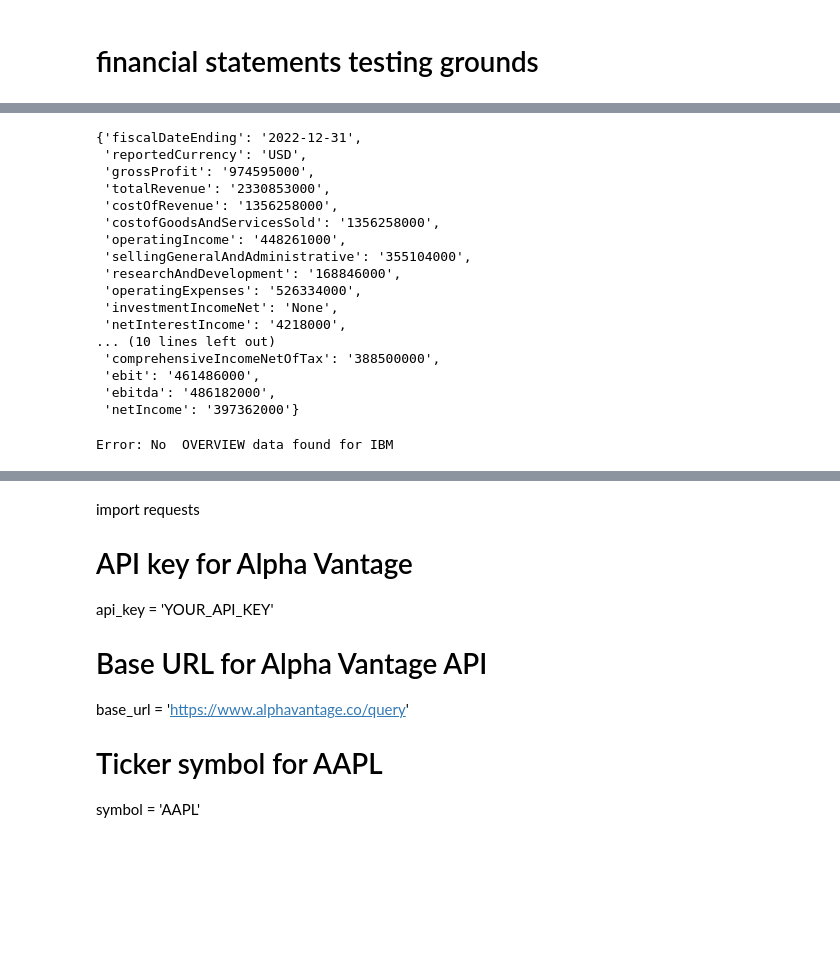
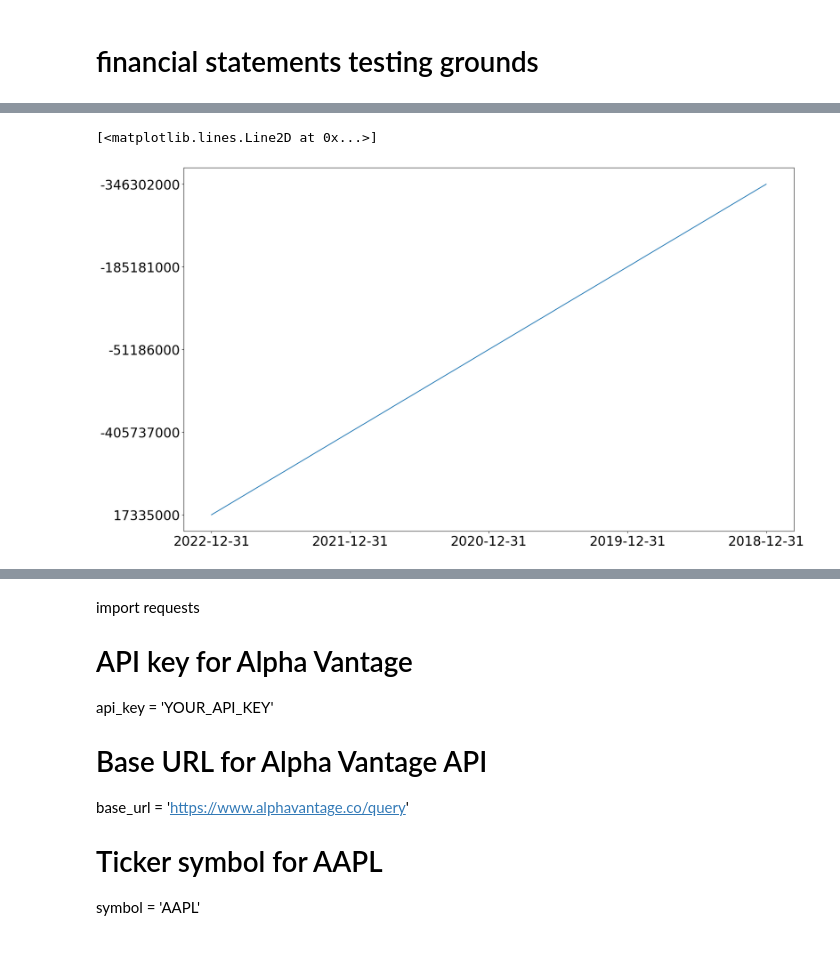
Before and after one commit to bgrabanski/PythonEcon-411, a Jupyter notebook: Final_Project/Financial statement experiments.ipynb, the cells around one changed output, grey strips where cells are left out. Cells and saved outputs as stored; diff of their text form; code cells hidden in the pictures; blank space fills up the shorter version.

```diff
--- a/Final_Project/Financial statement experiments.ipynb
+++ b/Final_Project/Financial statement experiments.ipynb
@@ -6,13 +6,15 @@ import pandas as pd
 # %%
 import requests
 import time
+
+
 api_key = "TULH49F5XQMU8MQ5"
 base_url = "https://www.alphavantage.co/query"
 
 def get_fin_stmt(symbol, function):
-    time.sleep(60)
     url = base_url + "?function=" + function + "&symbol=" + symbol + "&apikey=" + api_key
     response = requests.get(url)
+    time.sleep(20)
     if response.status_code != 200:
         print("Error, cannot retrieve" + function + "for " + symbol)
         return None
@@ -30,7 +32,7 @@ statement_dct = {}
 statements = {}
 stocks = ["ENPH", "IBM"]
 
-statement_types =  ["INCOME_STATEMENT", "BALANCE_SHEET", "CASH_FLOW"]
+statement_types =  ["INCOME_STATEMENT", "BALANCE_SHEET", "CASH_FLOW","EARNINGS"]
 for stock in stocks:
     statements[stock] = {}
     for statement_type in statement_types:
@@ -42,8 +44,7 @@ for stock in stocks:
                 date = annual_data["fiscalDateEnding"]
 
                 statements[stock][statement_key][date] = annual_data
-            statements[stock][statement_key] = pd.DataFrame(income_statements[stock])
+            #statements[stock][statement_key] = pd.DataFrame(income_statements[stock])
         except:
-            print("Error retrieving " + statement_type + "for " + stock)
-income_statements
+            print("Error retrieving " + statement_type + " for " + stock)
 # %% [output]
@@ -70,3 +61,4 @@ Error retrieving CASH_FLOWfor IBM
 # %%
-statements
+plot_df = pd.DataFrame(statements["ENPH"]["BALANCE"]).T
+plot_df
 # %% [output]
@@ -90,26 +74,10 @@ statements
 # %%
-fin_statement[0]#["fiscalDateEnding"]
+plt.rcParams.update({"font.size":24})
+
+fig, ax = plt.subplots(figsize = (20,12))
+
+ax.plot(plot_df["retainedEarnings"])
 # %% [output]
-{'fiscalDateEnding': '2022-12-31',
- 'reportedCurrency': 'USD',
- 'grossProfit': '974595000',
- 'totalRevenue': '2330853000',
- 'costOfRevenue': '1356258000',
- 'costofGoodsAndServicesSold': '1356258000',
- 'operatingIncome': '448261000',
- 'sellingGeneralAndAdministrative': '355104000',
- 'researchAndDevelopment': '168846000',
- 'operatingExpenses': '526334000',
- 'investmentIncomeNet': 'None',
- 'netInterestIncome': '4218000',
-... (10 lines left out)
- 'comprehensiveIncomeNetOfTax': '388500000',
- 'ebit': '461486000',
- 'ebitda': '486182000',
- 'netIncome': '397362000'}
+[<matplotlib.lines.Line2D at 0x...>]
+[figure, added]
-# %%
-ENPH_Over = get_fin_stmt("IBM", " OVERVIEW")
-ENPH_Over
-# %% [output]
-Error: No  OVERVIEW data found for IBM
 # %%
```
Also changed, not shown: parts of 10 cells of this notebook, 1 other file.
